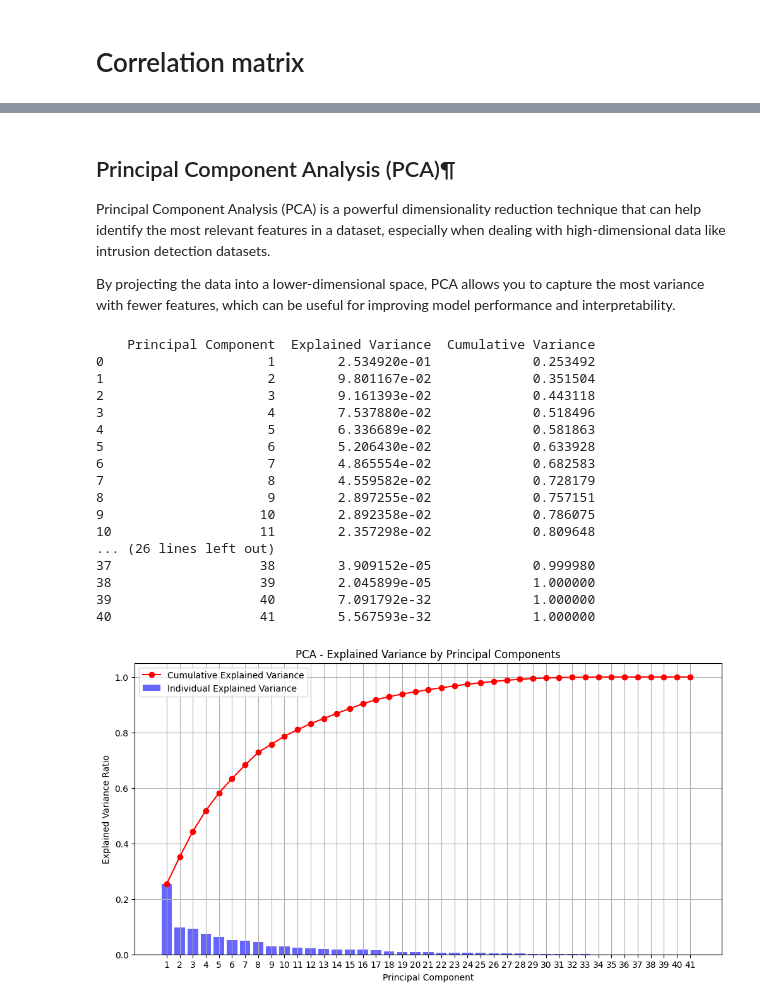
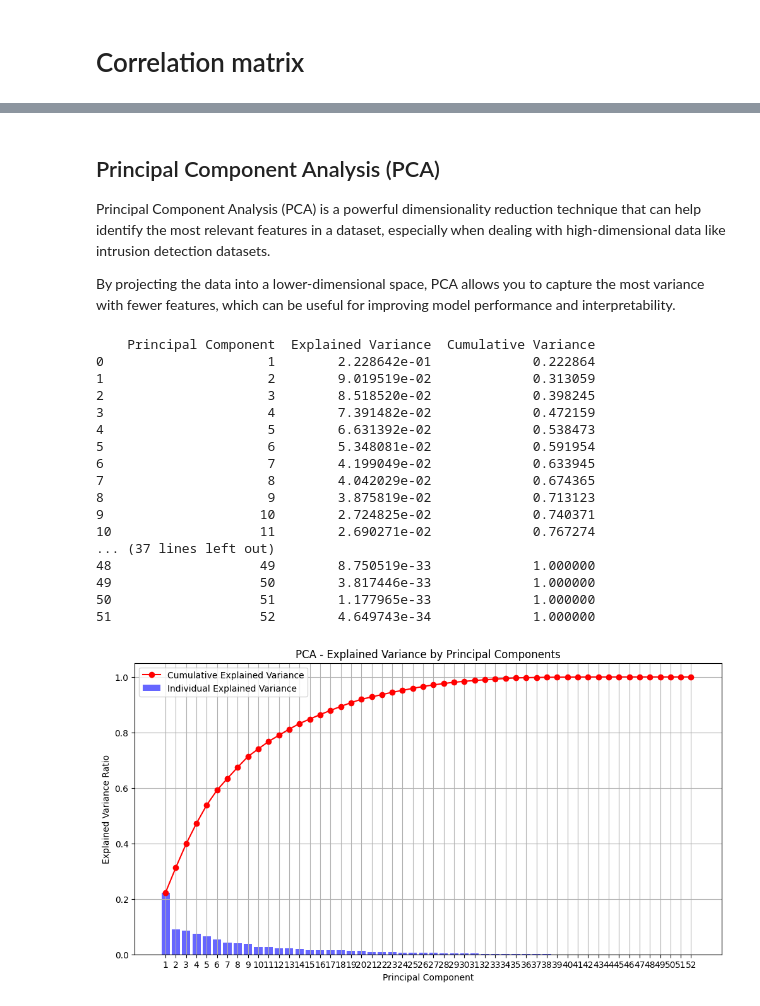
Before and after one commit to avinashyadav16/anomaly-and-threat-detection-in-network-traffic, a Jupyter notebook: EDA.ipynb, the cells around one changed output, grey strips where cells are left out. Cells and saved outputs as stored; diff of their text form; code cells hidden in the pictures.

```diff
--- a/EDA.ipynb
+++ b/EDA.ipynb
@@ -381,0 +620,14 @@ Highly Correlated Features:
+# %%
+# Bytes difference and ratio
+train_data['bytes_diff'] = train_data['sbytes'] - train_data['dbytes']
+train_data['bytes_ratio'] = train_data['sbytes'] / (train_data['dbytes'] + 1)
+# %%
+# TTL difference
+train_data['ttl_diff'] = train_data['sttl'] - train_data['dttl']
+# %%
+# Jitter difference and ratio
+train_data['jitter_diff'] = train_data['sjit'] - train_data['djit']
+train_data['jitter_ratio'] = train_data['sjit'] / (train_data['djit'] + 1)
+# %%
+# Difference between synack and ackdat times
+train_data['tcp_time_diff'] = train_data['synack'] - train_data['ackdat']
@@ -382,5 +647,5 @@ Highly Correlated Features:
 # %% [markdown]
-## Principal Component Analysis (PCA)¶
+## Principal Component Analysis (PCA)
 
 Principal Component Analysis (PCA) is a powerful dimensionality reduction technique that can help identify the most relevant features in a dataset, especially when dealing with high-dimensional data like intrusion detection datasets.
 
@@ -396,52 +661,54 @@ scaled_data = scaler.fit_transform(numeric_data)
 
 # Step 3: Apply PCA
 pca = PCA()
 pca.fit(scaled_data)
 
 # Step 4: Analyze the results
 explained_variance = pca.explained_variance_ratio_
 cumulative_variance = np.cumsum(explained_variance)
 
 # Create a DataFrame to hold the explained variance
 explained_variance_df = pd.DataFrame({
     'Principal Component': np.arange(1, len(explained_variance) + 1),
     'Explained Variance': explained_variance,
     'Cumulative Variance': cumulative_variance
 })
 
 # Print explained variance
 print(explained_variance_df)
 
 # Step 5: Visualize explained variance
 plt.figure(figsize=(12, 6))
-plt.bar(explained_variance_df['Principal Component'], explained_variance_df['Explained Variance'], alpha=0.6, color='b', label='Individual Explained Variance')
-plt.plot(explained_variance_df['Principal Component'], explained_variance_df['Cumulative Variance'], marker='o', color='r', label='Cumulative Explained Variance')
+plt.bar(explained_variance_df['Principal Component'], explained_variance_df['Explained Variance'],
+        alpha=0.6, color='b', label='Individual Explained Variance')
+plt.plot(explained_variance_df['Principal Component'], explained_variance_df['Cumulative Variance'],
+         marker='o', color='r', label='Cumulative Explained Variance')
 plt.title('PCA - Explained Variance by Principal Components')
 plt.xlabel('Principal Component')
 plt.ylabel('Explained Variance Ratio')
 plt.xticks(np.arange(1, len(explained_variance_df) + 1))
 plt.legend()
 plt.grid()
 plt.show()
 # %% [output]
     Principal Component  Explained Variance  Cumulative Variance
-0                     1        2.534920e-01             0.253492
-1                     2        9.801167e-02             0.351504
-2                     3        9.161393e-02             0.443118
-3                     4        7.537880e-02             0.518496
-4                     5        6.336689e-02             0.581863
-5                     6        5.206430e-02             0.633928
-6                     7        4.865554e-02             0.682583
-7                     8        4.559582e-02             0.728179
-8                     9        2.897255e-02             0.757151
-9                    10        2.892358e-02             0.786075
-10                   11        2.357298e-02             0.809648
-... (26 lines left out)
-37                   38        3.909152e-05             0.999980
-38                   39        2.045899e-05             1.000000
-39                   40        7.091792e-32             1.000000
-40                   41        5.567593e-32             1.000000
+0                     1        2.228642e-01             0.222864
+1                     2        9.019519e-02             0.313059
+2                     3        8.518520e-02             0.398245
+3                     4        7.391482e-02             0.472159
+4                     5        6.631392e-02             0.538473
+5                     6        5.348081e-02             0.591954
+6                     7        4.199049e-02             0.633945
+7                     8        4.042029e-02             0.674365
+8                     9        3.875819e-02             0.713123
+9                    10        2.724825e-02             0.740371
+10                   11        2.690271e-02             0.767274
+... (37 lines left out)
+48                   49        8.750519e-33             1.000000
+49                   50        3.817446e-33             1.000000
+50                   51        1.177965e-33             1.000000
+51                   52        4.649743e-34             1.000000
-[figure, old version]
+[figure, new version]
 # %% [markdown]
 ## Choosing the Number of Components
 
```
Also changed, not shown: parts of 47 cells of this notebook.
